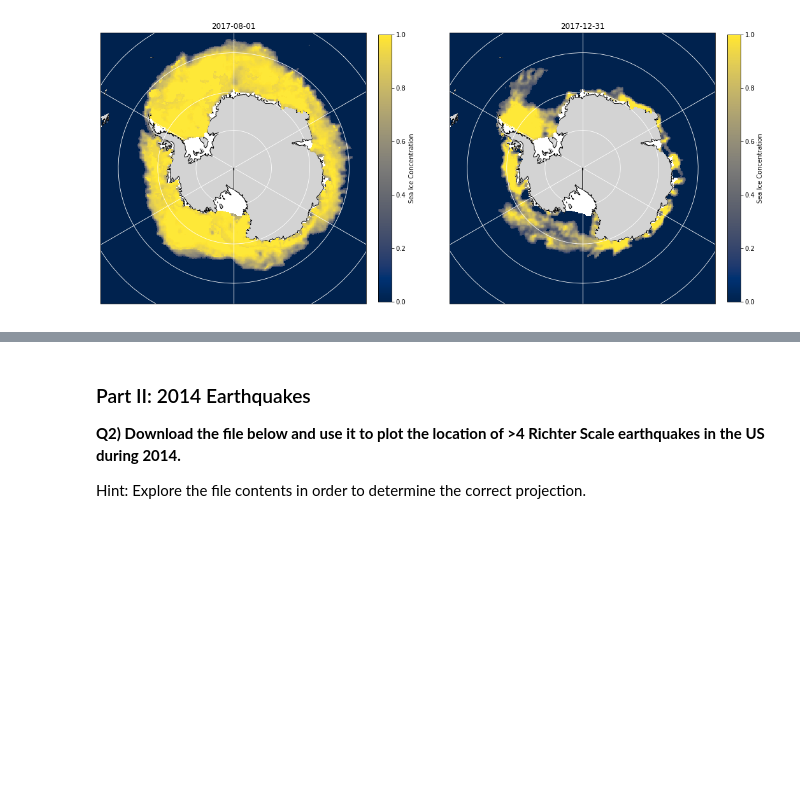
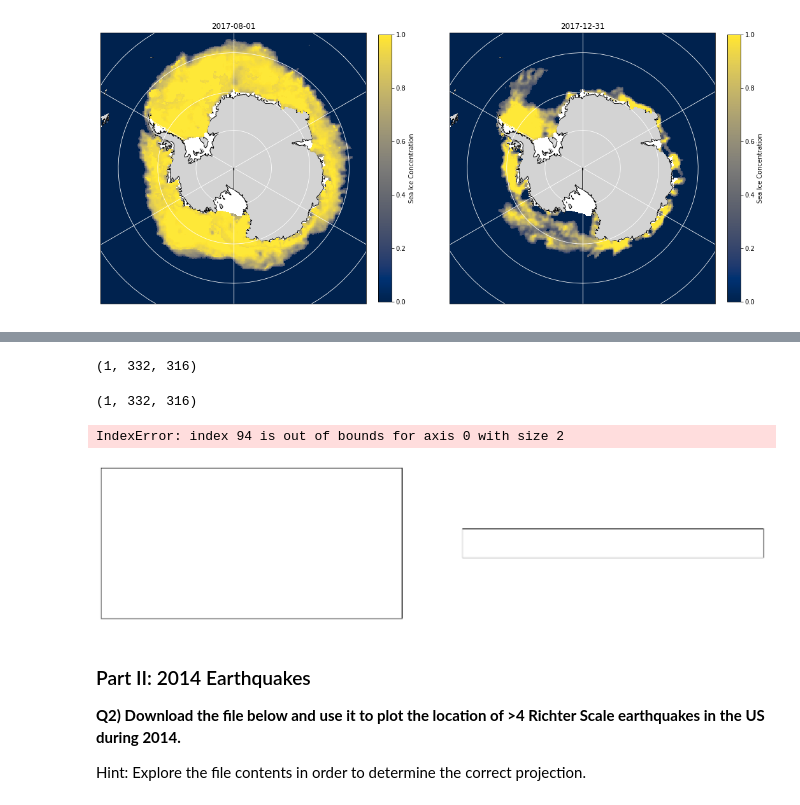
Before and after one commit to Coraliefringeli/2025_Intro_Python_Fringeli_Coralie, a Jupyter notebook: notebook/W2_S2.ipynb, the cells around one changed output, grey strips where cells are left out. Saved outputs shown, nothing was run; the diff lists cells and outputs as text; code cells hidden in the pictures; blank space fills up the shorter version.

```diff
--- a/notebook/W2_S2.ipynb
+++ b/notebook/W2_S2.ipynb
@@ -231 +271,47 @@ var_toplot1,var_toplot2 = seaice1.variables['seaice_conc_cdr'][:],seaice2.variab
+# %%
+var_toplot1.shape
+# %% [output]
+(1, 332, 316)
+# %%
+var_toplot2.shape
+# %% [output]
+(1, 332, 316)
+# %%
+import matplotlib.pyplot as plt
+import cartopy.feature as cfeature
+import numpy as np
+
+fig,ax = plt.subplots(1,2,figsize=(18, 12),subplot_kw={'projection': ccrs.PlateCarree()})
+# The rest doesn't change:
+ax[0].set_extent([-180, 180, -90, -55], ccrs.PlateCarree())
+
+######################################################################################################################################################
+# Add Land and gridlines
+# Hint: Check edgecolor to show coast, and facecolor to color the continent
+# Hint: https://matplotlib.org/stable/gallery/color/named_colors.html for the names of the colors available
+######################################################################################################################################################
+ax[0].______________(cartopy.______.____, edgecolor='k',facecolor='gray')
+ax[0].gridlines(lw=5,color='w')
+######################################################################################################################################################
+# Add Contours
+# Hint: X (Y) data in the pcolormesh should be the longitude and latitude of the sea ice data.
+# Hint: Check the shape of the var_toplot1, var_toplot2 before plotting
+# Hint: longitude and latitude can be accessed with seaice1.variables['longitude'][:], seaice1.variables['latitude'][:]
+# Hint: Check this website: https://matplotlib.org/stable/tutorials/colors/colormaps.html for available colormaps
+######################################################################################################################################################
+pc0 = ax[0].pcolormesh(seaice1.variables['longitude'], ____________, np.ma.masked_greater(var_toplot1[_________],1), transform=__________,vmin=0,vmax=1,cmap=____)
+plt.colorbar(seaice1,ax=ax[1],fraction=0.046, pad=0.04,label='Sea ice concentration')
+ax[0].set_title('2017-08-01')
+
+ax[1].set_extent([-180, 180, -90, -55], ccrs.PlateCarree())
+ax[1].add_feature(cartopy._______._________, edgecolor='k',facecolor='gray')
+ax[1].gridlines(lw=5,color='w
+
+pc1 = ax[1].pcolormesh(____, ____, np.ma.masked_greater(var_toplot2[____],1), transform=____,vmin=0,vmax=1,cmap=____)
+plt.colorbar(seaice2,ax=ax[2],label='Sea ice concentration',fraction=0.046, pad=0.04)
+ax[1].set_title('2017-12-31')
+plt.show()
+# %% [output]
+IndexError: index 94 is out of bounds for axis 0 with size 2
+[figure, added]
 # %%
```
Also changed, not shown: parts of 6 cells of this notebook.
